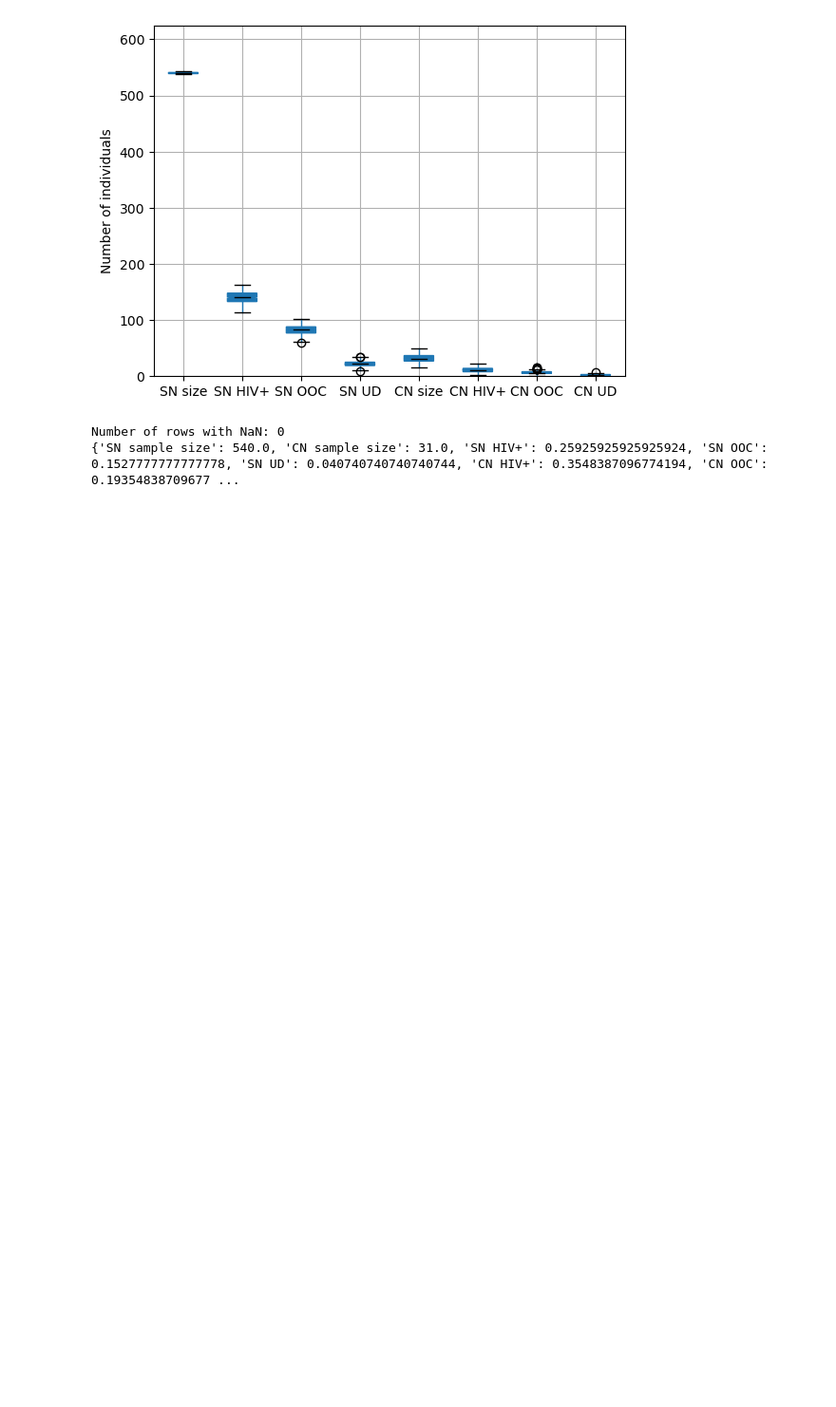
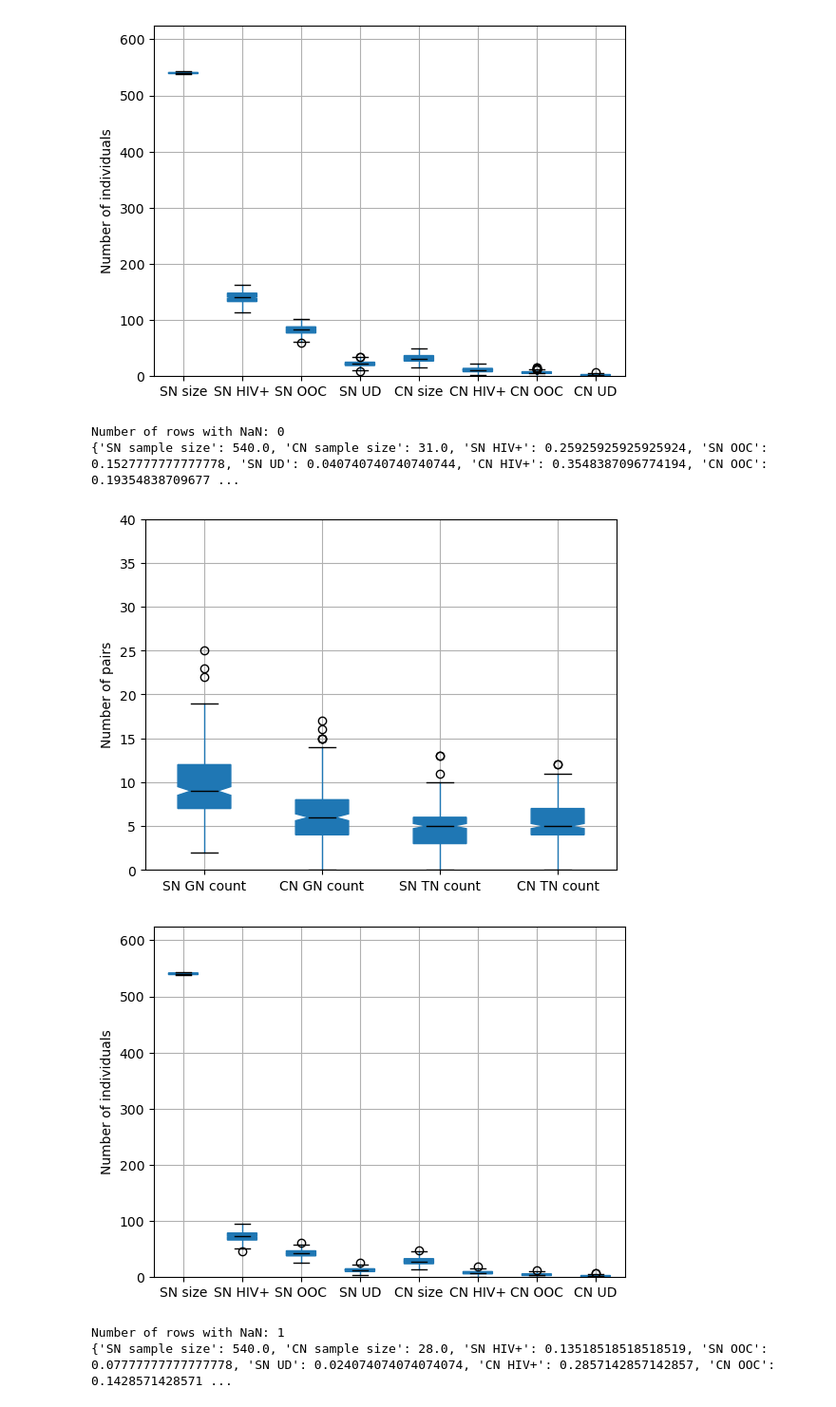
Before and after one commit to breecummins/social_sampling_in_epidemics, a Jupyter notebook: simulations/study_params_20220929/visualize_results.ipynb, the cells around one changed output. Shown at 95% size. Cells and saved outputs as stored; diff of their text form; code cells hidden in the pictures; blank space fills up the shorter version.

Commit message:
added summary results and plots

```diff
--- a/simulations/study_params_20220929/visualize_results.ipynb
+++ b/simulations/study_params_20220929/visualize_results.ipynb
@@ -152,3 +155,13 @@ print(percentages(fname))
 [figure]
 Number of rows with NaN: 0
 {'SN sample size': 540.0, 'CN sample size': 31.0, 'SN HIV+': 0.25925925925925924, 'SN OOC': 0.1527777777777778, 'SN UD': 0.040740740740740744, 'CN HIV+': 0.3548387096774194, 'CN OOC': 0.19354838709677 ...
+# %%
+fname = "results_trimmed_25prevalence/JOB916621/all_summaries_25prevalence_20221221.csv"
+boxplots(fname,"results_trimmed_25prevalence/JOB916621/gn_tn_edges_20221221_25prevalence.jpg","results_trimmed_25prevalence/JOB916621/compartments_20221221_25prevalence.jpg")
+props_25 = percentages(fname)
+print(props_25)
+# %% [output]
+[figure, added]
+[figure, added]
+Number of rows with NaN: 1
+{'SN sample size': 540.0, 'CN sample size': 28.0, 'SN HIV+': 0.13518518518518519, 'SN OOC': 0.07777777777777778, 'SN UD': 0.024074074074074074, 'CN HIV+': 0.2857142857142857, 'CN OOC': 0.1428571428571 ...
```
Also changed, not shown: parts of 4 cells of this notebook, 7 other files.
